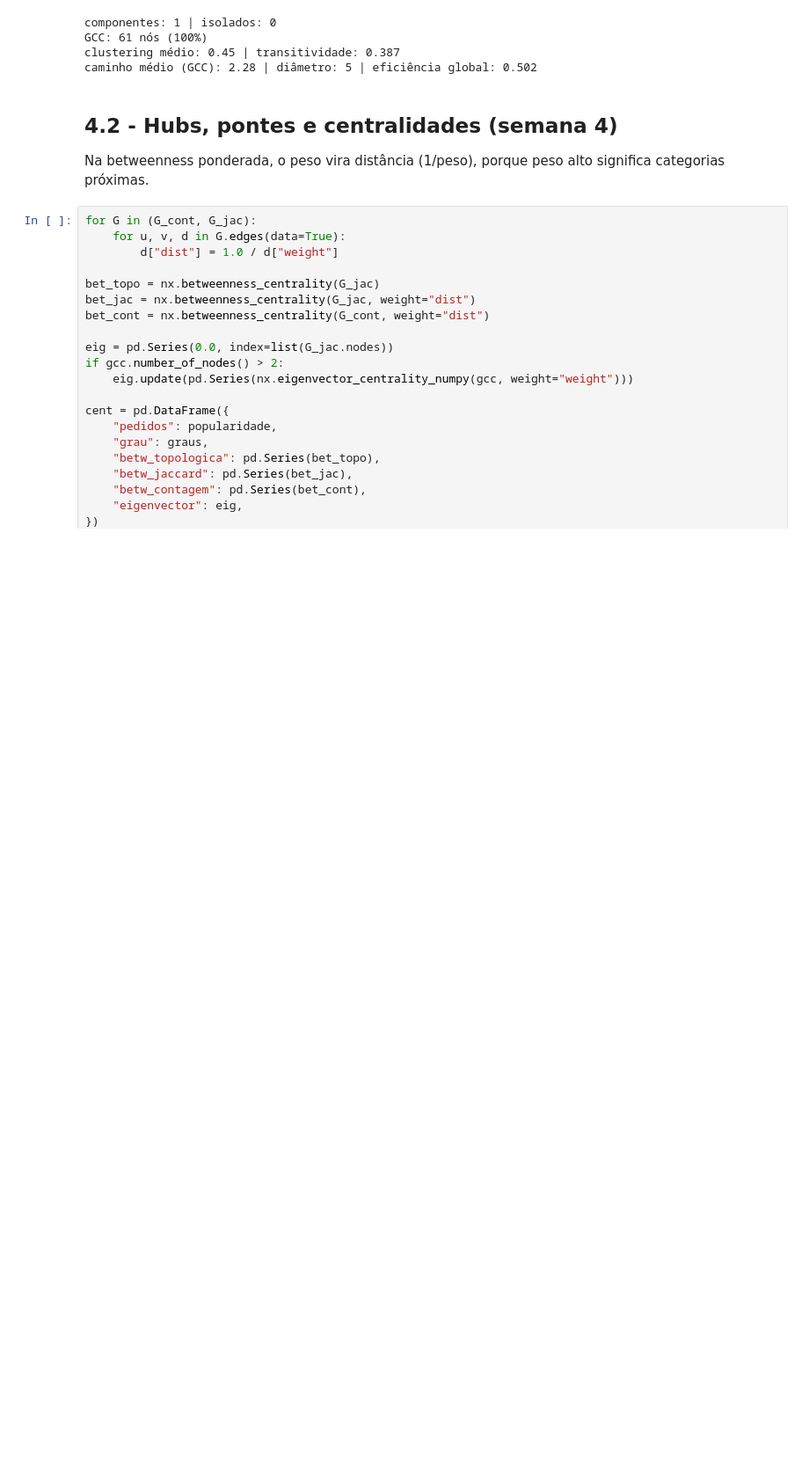
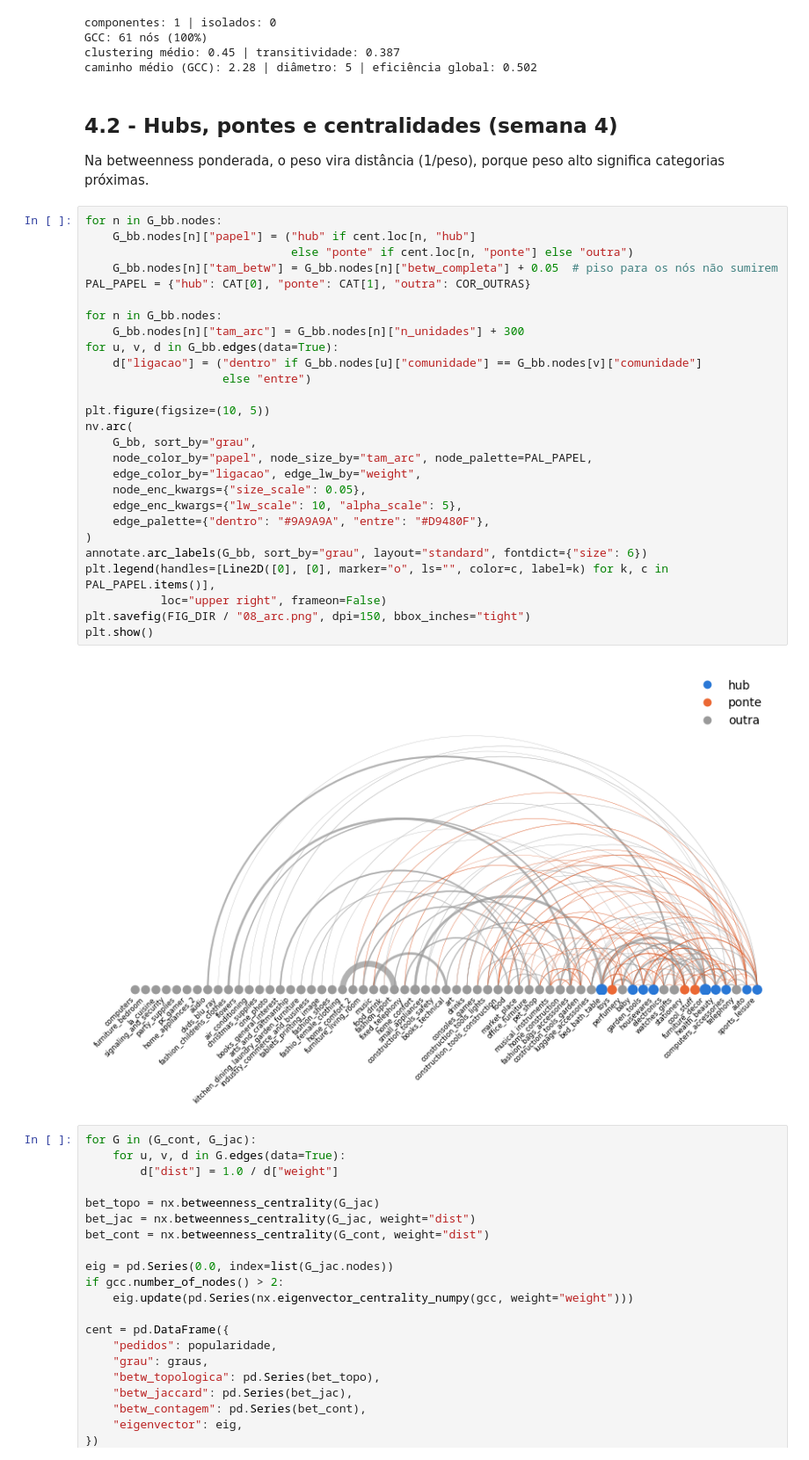
Before and after one commit to dka0086/Analise-de-rede-de-grafos-Olist, a Jupyter notebook: Olist_analise_grafos.ipynb, the cells around one changed output. Shown at 88% size. Drawn from its saved outputs; the diff is of its cells as text; blank space fills up the shorter version.

```diff
--- a/Olist_analise_grafos.ipynb
+++ b/Olist_analise_grafos.ipynb
@@ -308,6 +308,35 @@ caminho médio (GCC): 2.28 | diâmetro: 5 | eficiência global: 0.502
 ## 4.2 - Hubs, pontes e centralidades (semana 4)
 
 Na betweenness ponderada, o peso vira distância (1/peso), porque peso alto significa categorias próximas.
+# %%
+for n in G_bb.nodes:
+    G_bb.nodes[n]["papel"] = ("hub" if cent.loc[n, "hub"]
+                              else "ponte" if cent.loc[n, "ponte"] else "outra")
+    G_bb.nodes[n]["tam_betw"] = G_bb.nodes[n]["betw_completa"] + 0.05  # piso para os nós não sumirem
+PAL_PAPEL = {"hub": CAT[0], "ponte": CAT[1], "outra": COR_OUTRAS}
+
+for n in G_bb.nodes:
+    G_bb.nodes[n]["tam_arc"] = G_bb.nodes[n]["n_unidades"] + 300
+for u, v, d in G_bb.edges(data=True):
+    d["ligacao"] = ("dentro" if G_bb.nodes[u]["comunidade"] == G_bb.nodes[v]["comunidade"]
+                    else "entre")
+
+plt.figure(figsize=(10, 5))
+nv.arc(
+    G_bb, sort_by="grau",
+    node_color_by="papel", node_size_by="tam_arc", node_palette=PAL_PAPEL,
+    edge_color_by="ligacao", edge_lw_by="weight",
+    node_enc_kwargs={"size_scale": 0.05},
+    edge_enc_kwargs={"lw_scale": 10, "alpha_scale": 5},
+    edge_palette={"dentro": "#9A9A9A", "entre": "#D9480F"},
+)
+annotate.arc_labels(G_bb, sort_by="grau", layout="standard", fontdict={"size": 6})
+plt.legend(handles=[Line2D([0], [0], marker="o", ls="", color=c, label=k) for k, c in PAL_PAPEL.items()],
+           loc="upper right", frameon=False)
+plt.savefig(FIG_DIR / "08_arc.png", dpi=150, bbox_inches="tight")
+plt.show()
+# %% [output]
+[figure, added]
 # %%
 for G in (G_cont, G_jac):
     for u, v, d in G.edges(data=True):
```
Also changed, not shown: parts of 25 cells of this notebook.
